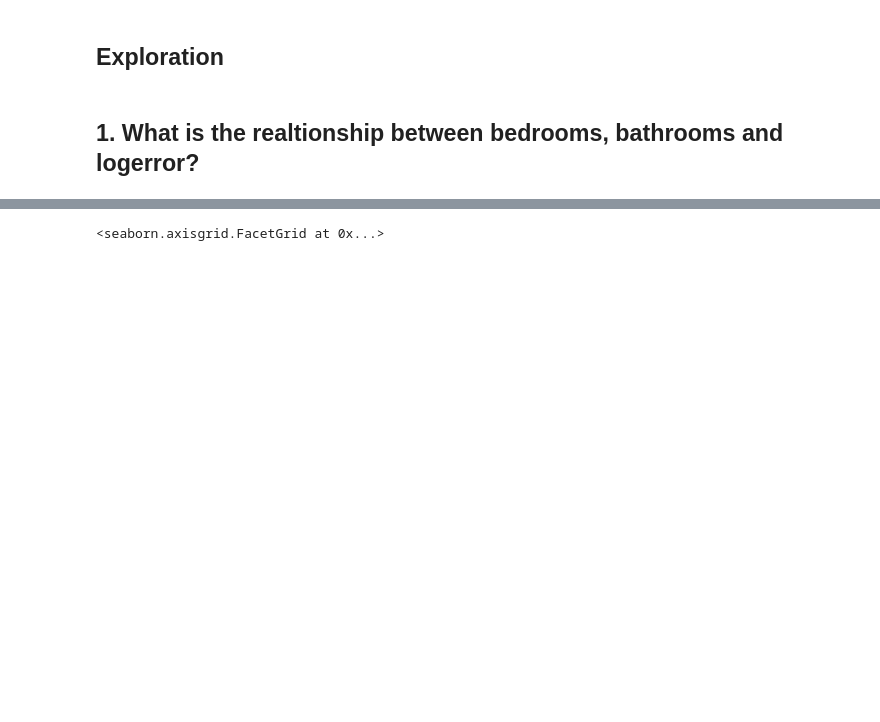
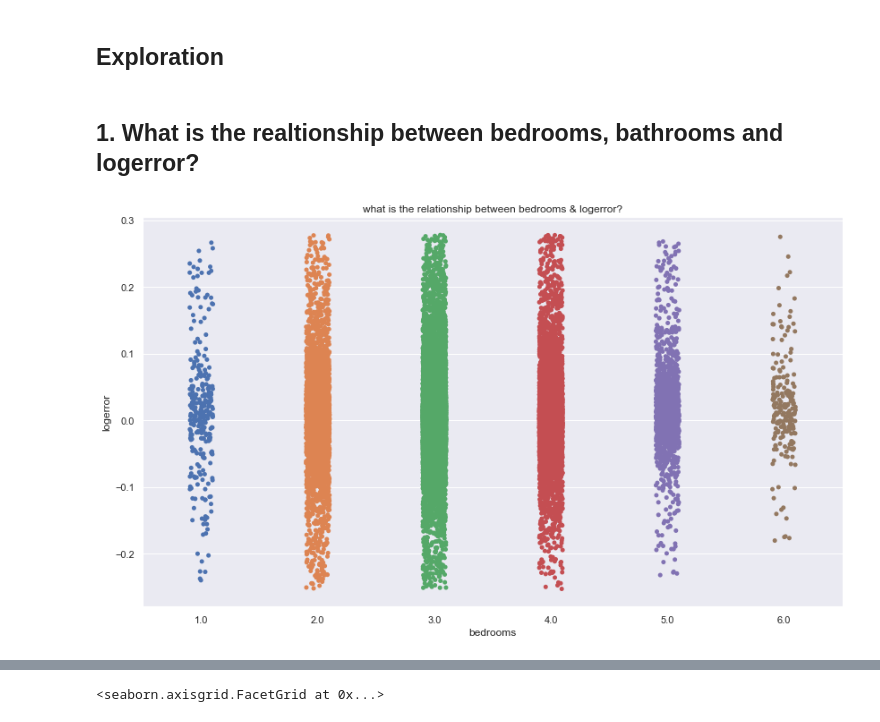
Before and after one commit to vincent-banuelos-patrick-amwayi/patrick_repository, a Jupyter notebook: personal_project_workbook.ipynb, the cells around one changed output, grey strips where cells are left out. Drawn from its saved outputs; the diff is of its cells as text; code cells hidden in the pictures; blank space fills up the shorter version.

```diff
--- a/personal_project_workbook.ipynb
+++ b/personal_project_workbook.ipynb
@@ -8,11 +8,12 @@ import pydataset
 %matplotlib inline
 import matplotlib.pyplot as plt
 import sklearn.preprocessing
+sns.set()
+
 # Exploring
 import scipy.stats as stats
 import warnings
 warnings.filterwarnings("ignore")
-from scipy import stats
 # import splitting and imputing functions
 from sklearn.model_selection import train_test_split
 from sklearn.preprocessing import MinMaxScaler
@@ -29,7 +30,6 @@ from sklearn.linear_model import LinearRegression, LassoLars, TweedieRegressor
 from sklearn.preprocessing import PolynomialFeatures
 
 
-
 # default pandas decimal number display format
 pd.options.display.float_format = '{:20,.2f}'.format
 
@@ -120,3 +115,10 @@ y_train.head(1)
 ## Exploration
 # %% [markdown]
 ## 1. What is the realtionship between bedrooms, bathrooms and logerror?
+# %%
+plt.figure(figsize=(14,8))
+sns.stripplot(x = 'bedrooms', y = 'logerror', data = train)
+plt.title('what is the relationship between bedrooms & logerror?')
+plt.show()
+# %% [output]
+[figure, added]
```
Also changed, not shown: parts of 15 cells of this notebook.
